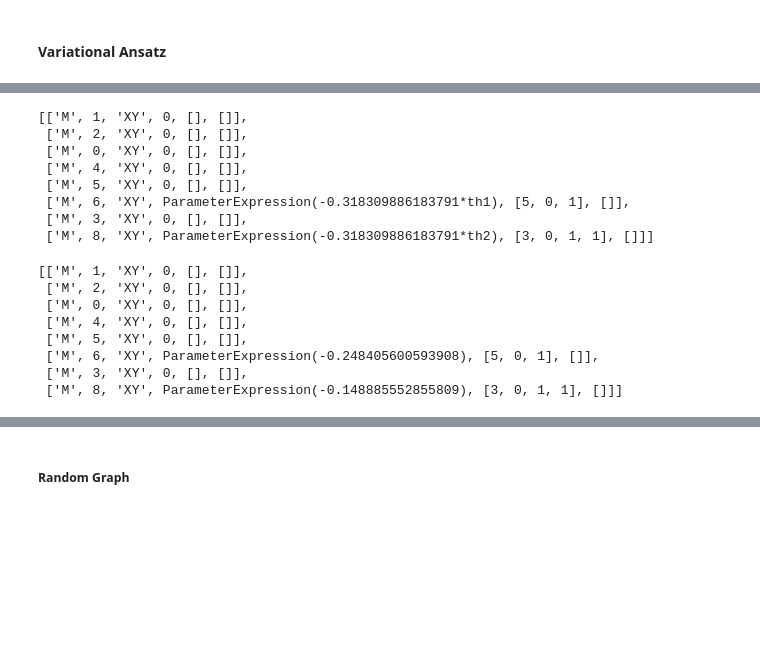
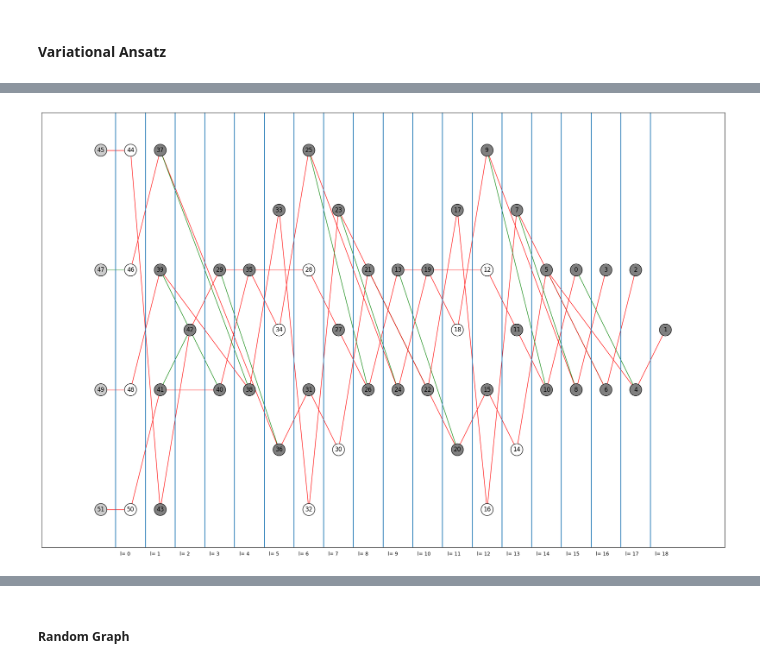
Before and after one commit to pafloxy/graphix_pafloxy, a Jupyter notebook: scratch/scratch_v2.ipynb, the cells around one changed output, grey strips where cells are left out. Drawn from its saved outputs; the diff is of its cells as text; code cells hidden in the pictures; blank space fills up the shorter version.

```diff
--- a/scratch/scratch_v2.ipynb
+++ b/scratch/scratch_v2.ipynb
@@ -158,11 +53,0 @@ def assign_params_in_pattern(pattern, assignments: dict) :
-# %%
-ptrn2.get_measurement_commands()
-# %% [output]
-[['M', 1, 'XY', 0, [], []],
- ['M', 2, 'XY', 0, [], []],
- ['M', 0, 'XY', 0, [], []],
- ['M', 4, 'XY', 0, [], []],
- ['M', 5, 'XY', 0, [], []],
- ['M', 6, 'XY', ParameterExpression(-0.318309886183791*th1), [5, 0, 1], []],
- ['M', 3, 'XY', 0, [], []],
- ['M', 8, 'XY', ParameterExpression(-0.318309886183791*th2), [3, 0, 1, 1], []]]
@@ -171,11 +54,6 @@ assign_params_in_pattern(ptrn2, param_assignments)
-# %%
-ptrn2.get_measurement_commands()
-# %% [output]
-[['M', 1, 'XY', 0, [], []],
- ['M', 2, 'XY', 0, [], []],
- ['M', 0, 'XY', 0, [], []],
- ['M', 4, 'XY', 0, [], []],
- ['M', 5, 'XY', 0, [], []],
- ['M', 6, 'XY', ParameterExpression(-0.248405600593908), [5, 0, 1], []],
- ['M', 3, 'XY', 0, [], []],
- ['M', 8, 'XY', ParameterExpression(-0.148885552855809), [3, 0, 1, 1], []]]
+# %%
+n = 4; layers= 3
+crc2 = build_basic_ansatz(n, layers, params= 'th'); ptrn2 = crc2.standardize_and_transpile(opt=True)
+pretty_plot_pattern(ptrn2, {0,1})
+# %% [output]
+[figure, added]
```
Also changed, not shown: parts of 11 cells of this notebook, 3 other files.
